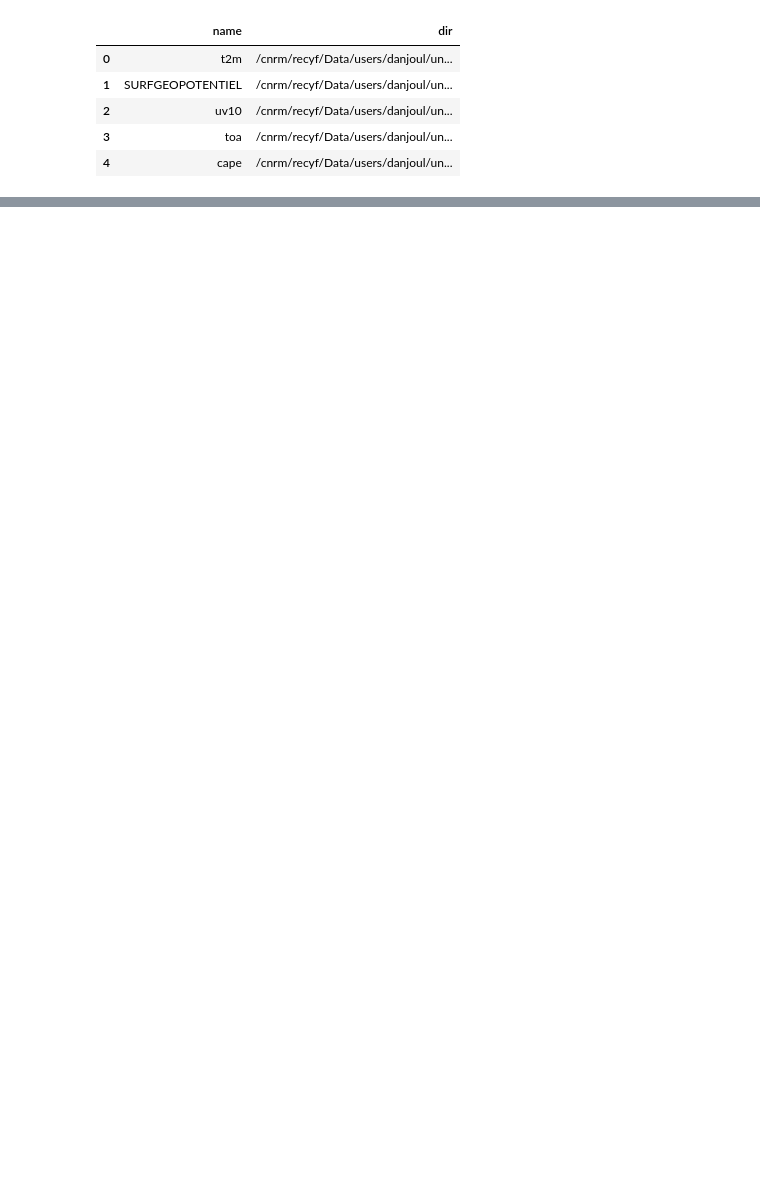
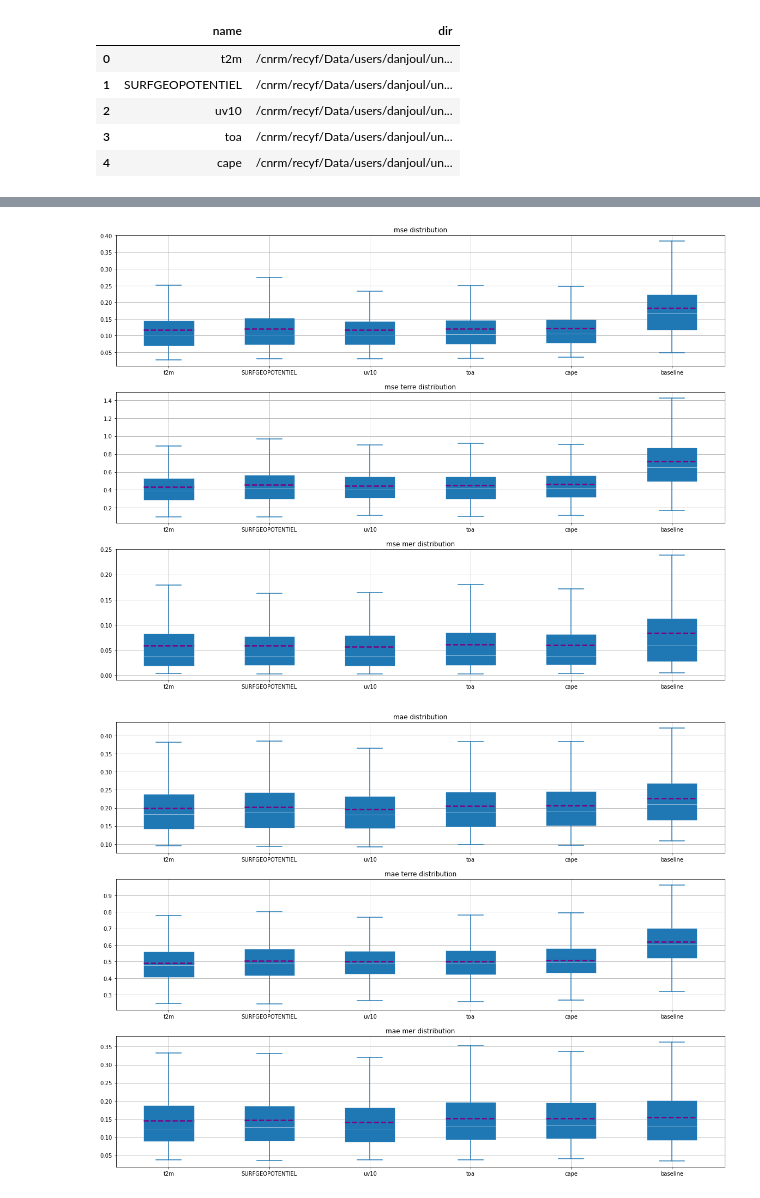
Before and after one commit to lorisdanjou/AromeDownscaling-unet-keras, a Jupyter notebook: plot_synthesis.ipynb, the cells around one changed output, grey strips where cells are left out. Cells and saved outputs as stored; diff of their text form; code cells hidden in the pictures; blank space fills up the shorter version.

```diff
--- a/plot_synthesis.ipynb
+++ b/plot_synthesis.ipynb
@@ -143,0 +189,64 @@ missing day : 2022-05-24T00:00:00
+# %%
+# boxplots
+def synthesis_score_distribs(expes, metric, metric_name, dates_test, echeances, resample, data_test_location, baseline_location, param):
+    fig, axs = plt.subplots(nrows=3, ncols=1, figsize=(20, 15))
+    D = []
+    D_terre = []
+    D_mer = []
+    labels = list(expes.name) + ['baseline']
+    for i in range(len(expes)):
+        working_dir = expes.dir[i]
+        results_df = load_data(working_dir, dates_test, echeances, resample, data_test_location, baseline_location, param=param)
+        score_baseline = get_scores(results_df, metric, metric_name)[metric_name + '_baseline_mean']
+        score_pred = get_scores(results_df, metric, metric_name)[metric_name + '_y_pred_mean']
+        score_baseline_terre = get_scores_terre(results_df, metric, metric_name)[metric_name + '_baseline_mean']
+        score_pred_terre = get_scores_terre(results_df, metric, metric_name)[metric_name + '_y_pred_mean']
+        score_baseline_mer = get_scores_mer(results_df, metric, metric_name)[metric_name + '_baseline_mean']
+        score_pred_mer = get_scores_mer(results_df, metric, metric_name)[metric_name + '_y_pred_mean']
+
+        D.append(score_pred)
+        D_terre.append(score_pred_terre)
+        D_mer.append(score_pred_mer)
+    D.append(score_baseline)
+    D_terre.append(score_baseline_terre)
+    D_mer.append(score_baseline_mer)
+    axs[0].grid()
+    axs[1].grid()
+    axs[2].grid()
+    VP = axs[0].boxplot(D, positions=range(0, 3*(len(expes)+1), 3), widths=1.5, patch_artist=True,
+                    showmeans=True, meanline=True, showfliers=False,
+                    medianprops={"color": "white", "linewidth": 0.5},
+                    boxprops={"facecolor": "C0", "edgecolor": "white",
+                            "linewidth": 0.5},
+                    whiskerprops={"color": "C0", "linewidth": 1.5},
+                    capprops={"color": "C0", "linewidth": 1.5},
+                    meanprops = dict(linestyle='--', linewidth=2.5, color='purple'),
+                    labels=labels)
+    VP = axs[1].boxplot(D_terre, positions=range(0, 3*(len(expes)+1), 3), widths=1.5, patch_artist=True,
+                    showmeans=True, meanline=True, showfliers=False,
+                    medianprops={"color": "white", "linewidth": 0.5},
+                    boxprops={"facecolor": "C0", "edgecolor": "white",
+                            "linewidth": 0.5},
+                    whiskerprops={"color": "C0", "linewidth": 1.5},
+                    capprops={"color": "C0", "linewidth": 1.5},
+                    meanprops = dict(linestyle='--', linewidth=2.5, color='purple'),
+                    labels=labels)
+    VP = axs[2].boxplot(D_mer, positions=range(0, 3*(len(expes)+1), 3), widths=1.5, patch_artist=True,
+                    showmeans=True, meanline=True, showfliers=False,
+                    medianprops={"color": "white", "linewidth": 0.5},
+                    boxprops={"facecolor": "C0", "edgecolor": "white",
+                            "linewidth": 0.5},
+                    whiskerprops={"color": "C0", "linewidth": 1.5},
+                    capprops={"color": "C0", "linewidth": 1.5},
+                    meanprops = dict(linestyle='--', linewidth=2.5, color='purple'),
+                    labels=labels)
+    axs[0].set_title(metric_name + ' distribution')
+    axs[1].set_title(metric_name + ' terre distribution')
+    axs[2].set_title(metric_name + ' mer distribution')
+    # axs.tick_params(axis='x', rotation=90)
+
+    # plt.savefig(output_dir + 'distribution_' +  metric_name + '.png')
+
+synthesis_score_distribs(expes, mse, 'mse', dates_test, echeances, resample, data_test_location, baseline_location, param)
+synthesis_score_distribs(expes, mae, 'mae', dates_test, echeances, resample, data_test_location, baseline_location, param)
+# %% [output]
@@ -143,0 +263,2 @@ missing day : 2022-05-24T00:00:00
+[figure, added]
+[figure, added]
```
Also changed, not shown: parts of 4 cells of this notebook, 2 other files.
